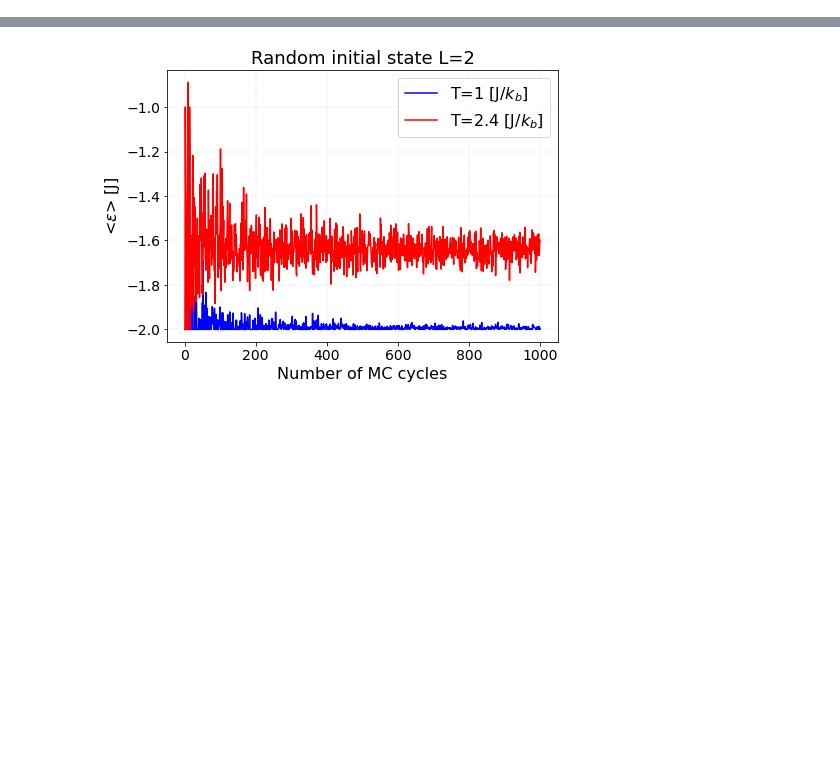
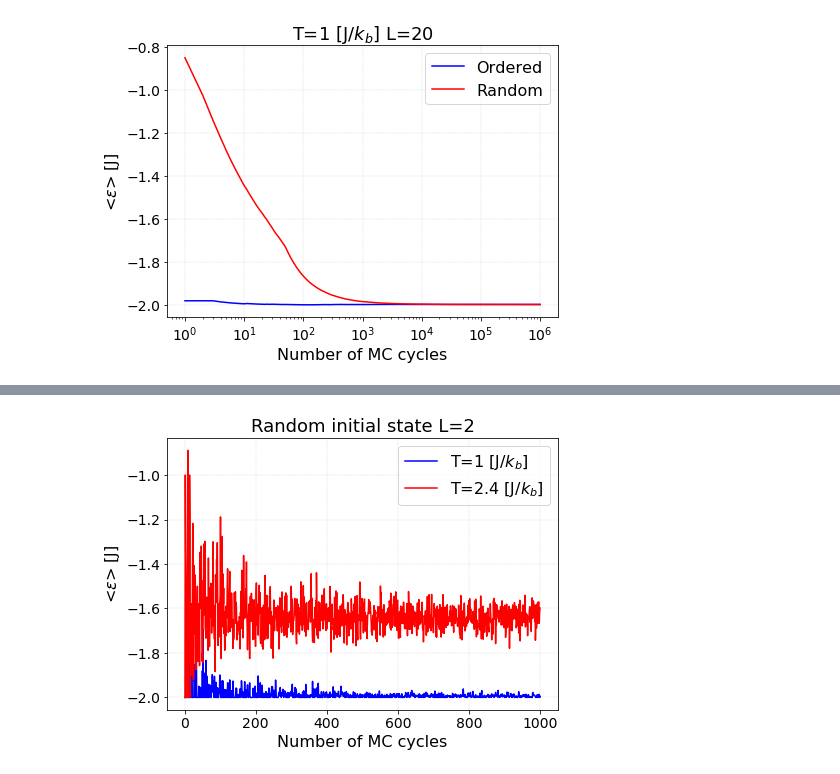
Before and after one commit to FrancescaFerrero/FYS3150, a Jupyter notebook: Project 4/11:11/prob_5_plot.ipynb, the cells around one changed output, grey strips where cells are left out. Cells and saved outputs as stored; diff of their text form; code cells hidden in the pictures; blank space fills up the shorter version.

```diff
--- a/Project 4/11:11/prob_5_plot.ipynb
+++ b/Project 4/11:11/prob_5_plot.ipynb
@@ -20,0 +64,22 @@ plt.rcParams["figure.figsize"] = (7,5)
+# %%
+# Plotting energies - T=1 L=20
+plt.plot(n_cycles_20_ord, energy_1_20_ord, color="blue",label="Ordered")
+plt.plot(n_cycles_20, energy_1_20, color="red",label="Random")
+
+#plt.plot(n_cycles_20_ord, energy_2_20_ord, color="red",label="T=2.4 [J/$k_b$]")
+
+# add axis labels and legend
+plt.xlabel("Number of MC cycles")
+plt.ylabel("<$\epsilon$> [J]")
+plt.legend(loc='upper right')
+
+# add grid
+plt.grid(linestyle = '--', linewidth = 0.2)
+plt.title("T=1 [J/$k_b$] L=20")
+#plt.ylim(-1.99,-2.01)
+plt.xscale("log")
+
+# save plot as pdf
+plt.savefig("Energy_ord_20.pdf")
+# %% [output]
+[figure, added]
```
Also changed, not shown: parts of 28 cells of this notebook, 6 other files.
